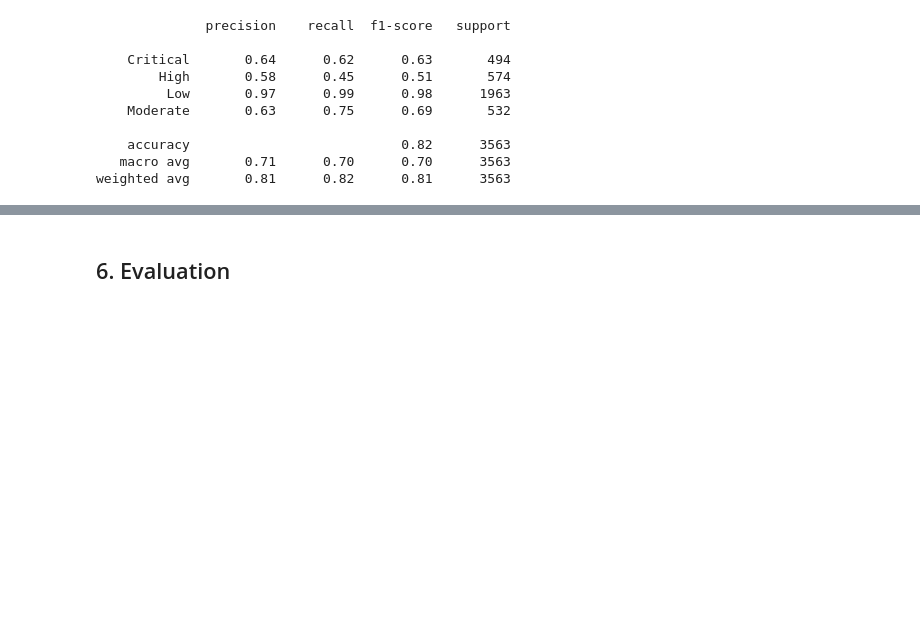
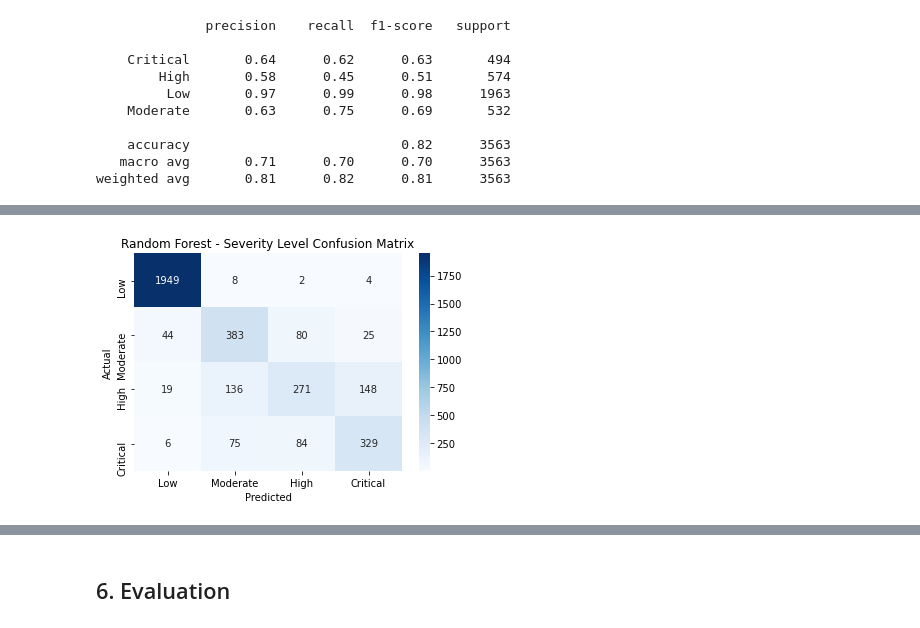
Before and after one commit to Endalkmin/conflict-event-impact-classifier, a Jupyter notebook: severity-classifier.ipynb, the cells around one changed output, grey strips where cells are left out. Drawn from its saved outputs; the diff is of its cells as text; code cells hidden in the pictures; blank space fills up the shorter version.

Commit message:
Modelling

```diff
--- a/severity-classifier.ipynb
+++ b/severity-classifier.ipynb
@@ -681,0 +724,26 @@ weighted avg       0.81      0.82      0.81      3563
+# %%
+# Pipeline with Random Forest
+rf_pipeline = Pipeline([
+    ('prep', preprocessor),
+    ('model', RandomForestClassifier(
+        n_estimators=150,
+        class_weight='balanced',   # handles class imbalance
+        random_state=42
+    ))
+])
+
+# Features and Target
+X = df_kenya[categorical_features + numerical_features]
+y = df_kenya['severity_level']
+
+# Train-test split
+X_train, X_test, y_train, y_test = train_test_split(
+    X, y, test_size=0.2, stratify=y, random_state=42
+)
+
+# Fit the model
+rf_pipeline.fit(X_train, y_train)
+
+# Predict and evaluate
+y_pred = rf_pipeline.predict(X_test)
+print(classification_report(y_test, y_pred))
@@ -681,0 +769,13 @@ weighted avg       0.81      0.82      0.81      3563
+# %%
+# Plot confusion matrix
+cm = confusion_matrix(y_test, y_pred, labels=['Low', 'Moderate', 'High', 'Critical'])
+
+sns.heatmap(cm, annot=True, fmt='d', cmap='Blues',
+            xticklabels=['Low', 'Moderate', 'High', 'Critical'],
+            yticklabels=['Low', 'Moderate', 'High', 'Critical'])
+plt.xlabel('Predicted')
+plt.ylabel('Actual')
+plt.title('Random Forest - Severity Level Confusion Matrix')
+plt.show()
+# %% [output]
+[figure, added]
```
Also changed, not shown: parts of 25 cells of this notebook.
